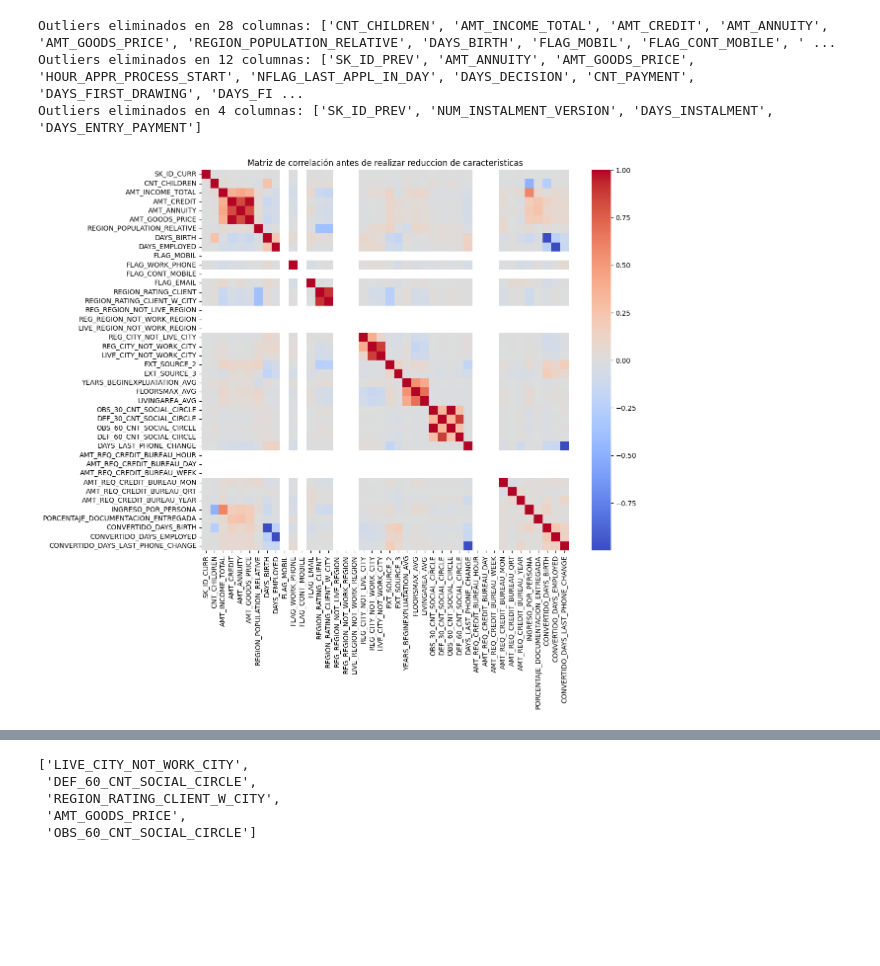
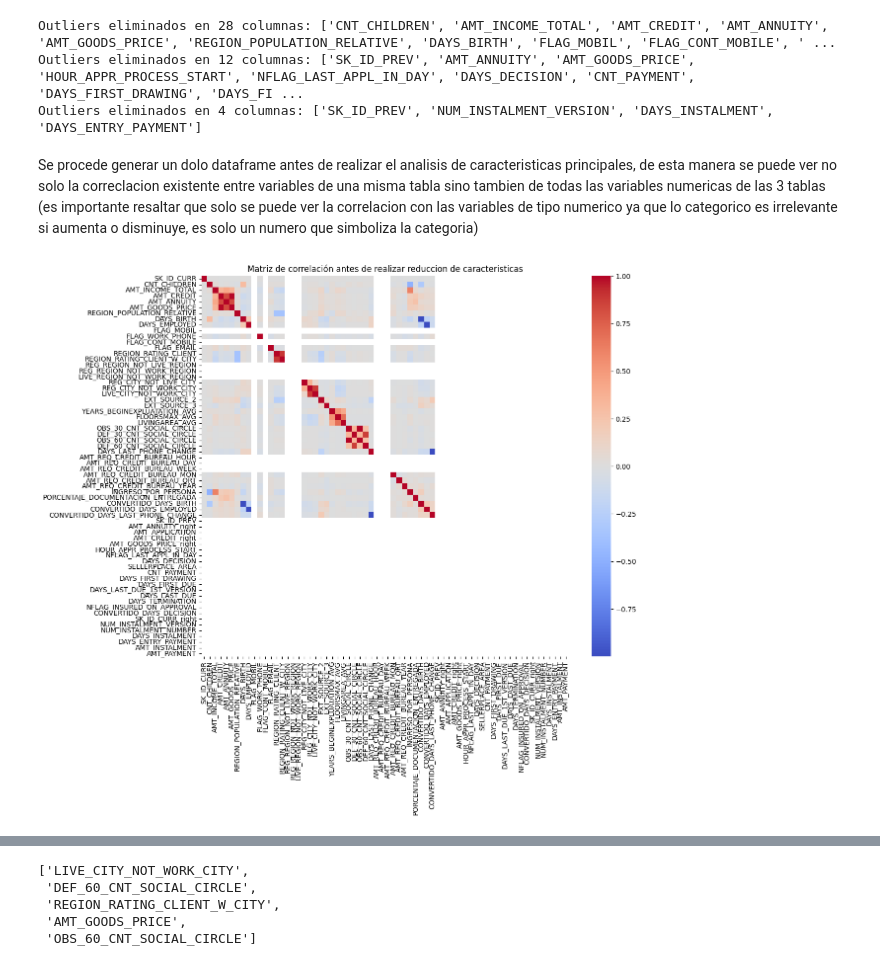
Before and after one commit to spereze27/Analysis-home-credit-default-risk, a Jupyter notebook: preprocesamiento_home_credit.ipynb, the cells around one changed output, grey strips where cells are left out. Saved outputs shown, nothing was run; the diff lists cells and outputs as text; code cells hidden in the pictures; blank space fills up the shorter version.

```diff
--- a/preprocesamiento_home_credit.ipynb
+++ b/preprocesamiento_home_credit.ipynb
@@ -424,29 +391,45 @@ installments= eliminar_outliers(installments, umbral=0.07, excluir=["SK_ID_CURR"
 Outliers eliminados en 28 columnas: ['CNT_CHILDREN', 'AMT_INCOME_TOTAL', 'AMT_CREDIT', 'AMT_ANNUITY', 'AMT_GOODS_PRICE', 'REGION_POPULATION_RELATIVE', 'DAYS_BIRTH', 'FLAG_MOBIL', 'FLAG_CONT_MOBILE', ' ...
 Outliers eliminados en 12 columnas: ['SK_ID_PREV', 'AMT_ANNUITY', 'AMT_GOODS_PRICE', 'HOUR_APPR_PROCESS_START', 'NFLAG_LAST_APPL_IN_DAY', 'DAYS_DECISION', 'CNT_PAYMENT', 'DAYS_FIRST_DRAWING', 'DAYS_FI ...
 Outliers eliminados en 4 columnas: ['SK_ID_PREV', 'NUM_INSTALMENT_VERSION', 'DAYS_INSTALMENT', 'DAYS_ENTRY_PAYMENT']
+# %% [markdown]
+Se procede generar un dolo dataframe antes de realizar el analisis de caracteristicas principales, de esta manera se puede ver no solo la correclacion existente entre variables de una misma tabla sino tambien de todas las variables numericas de las 3 tablas (es importante resaltar que solo se puede ver la correlacion con las variables de tipo numerico ya que lo categorico es irrelevante si aumenta o disminuye, es solo un numero que simboliza la categoria)
+# %%
+# Unir df_combinado con previous_application por SK_ID_CURR
+df_con_previous = df_combinado.join(
+    previous_application,
+    on="SK_ID_CURR",
+    how="left"
+)
+
+# Unir con installments_payments por SK_ID_PREV
+df_completo = df_con_previous.join(
+    installments,
+    on="SK_ID_PREV",
+    how="left"
+)
 # %%
 import polars as pl
 import seaborn as sns
 import matplotlib.pyplot as plt
 
-# 1. Seleccionar solo las columnas numéricas
-numericas = [col for col, dtype in zip(df_combinado.columns, df_combinado.dtypes)
+# Seleccionar solo las columnas numéricas
+numericas = [col for col, dtype in zip(df_completo.columns, df_completo.dtypes)
              if dtype in (pl.Float64, pl.Float32, pl.Int64, pl.Int32)]
 
-# 2. Crear un DataFrame solo con esas columnas
-df_num = df_combinado.select(numericas)
+# Crear un DataFrame solo con las columnas que tienen valores numericos
+df_num = df_completo.select(numericas)
 
-# 3. Calcular la matriz de correlación con Polars
+# Calcular la matriz de correlación con Polars
 corr_np = pl.DataFrame(df_num).to_numpy()
 corr_matrix = np.corrcoef(corr_np, rowvar=False)
 
-# 4. Crear un heatmap con seaborn
+# Mostrar el mapa de calor de correlacion antes de realizar la reducción de caracteristicas
 plt.figure(figsize=(12, 10))
 sns.heatmap(corr_matrix, xticklabels=numericas, yticklabels=numericas, cmap="coolwarm", center=0)
 plt.title("Matriz de correlación antes de realizar reduccion de caracteristicas")
 plt.show()
 # %% [output]
-[figure, old version]
+[figure, new version]
 # %%
 columnas_no_eliminar = [
     'AMT_INCOME_TOTAL',
```
Also changed, not shown: parts of 12 cells of this notebook.
